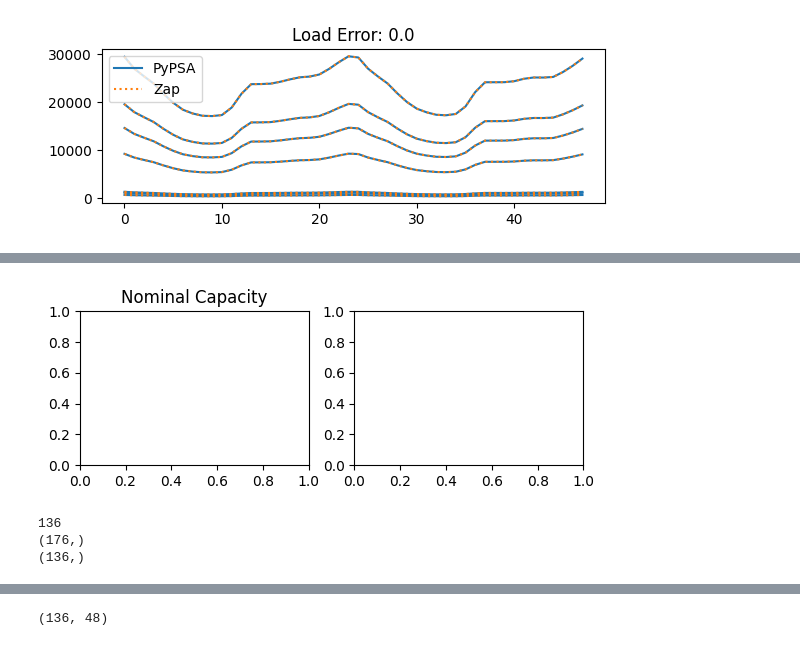
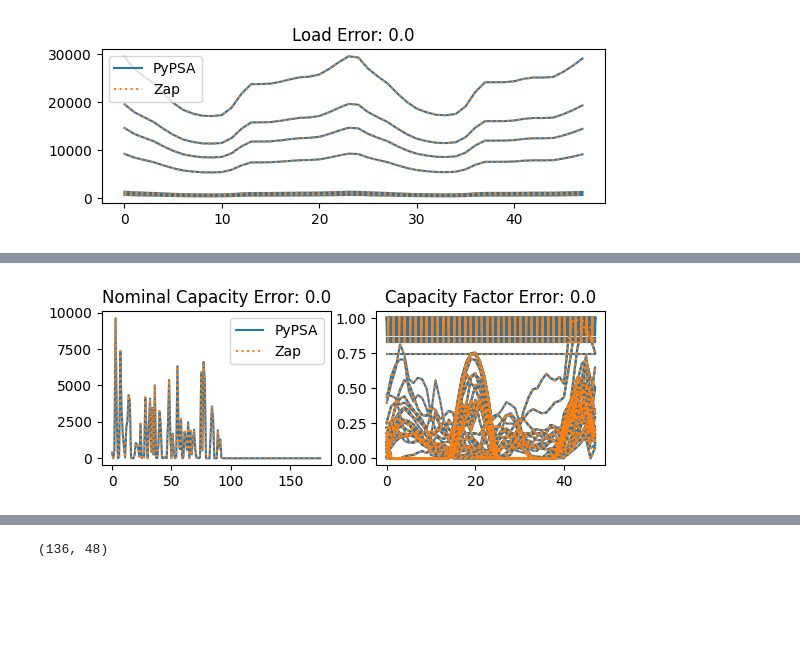
Before and after one commit to degleris1/zap, a Jupyter notebook: docs/source/pypsa_example.ipynb, the cells around one changed output, grey strips where cells are left out. Drawn from its saved outputs; the diff is of its cells as text; code cells hidden in the pictures; blank space fills up the shorter version.

```diff
--- a/docs/source/pypsa_example.ipynb
+++ b/docs/source/pypsa_example.ipynb
@@ -29,5 +27,5 @@ snapshot_year = pn.snapshots.get_level_values(0).unique()[0]
 # %%
-net, devices = zap.importers.load_pypsa_network(pn, verbose=True, use_active_only=False)
+net, devices = zap.importers.load_pypsa_network(pn, verbose=True, use_active_only=False, susceptance_unit=1.0)
 # %% [output]
 INFO:zap.importers.pypsa:Importing Generator with 176 devices.
 INFO:zap.importers.pypsa:Importing Load with 7 devices.
@@ -70,28 +51,26 @@ pn.generators
 # %%
 # Plot generator nominal capacities and capacity factors
 gen_device = [d for d in devices if isinstance(d, zap.Generator)][0]
 num_gens = gen_device.num_devices
 
-active_pypsa_gens = net.df(asset_type).index
-
-pypsa_capacity_factor = pn.generators_t.p_max_pu.values
-pypsa_nominal_capacities = pn.generators.p_nom.loc[active_generator_mask]
+pypsa_capacity_factor = pn.get_switchable_as_dense("Generator", "p_max_pu").values
+pypsa_nominal_capacities = pn.generators.p_nom.values
 zap_capacity_factors = gen_device.max_power.T
 zap_nominal_capacities = gen_device.nominal_capacity.reshape(-1)
 
 fig, axes = plt.subplots(1, 2, figsize=(6.5, 2))
 
 ax = axes[0]
-ax.set_title("Nominal Capacity")
-# ax.bar(range(num_gens), pypsa_nominal_capacities)
+ax.set_title(f"Nominal Capacity Error: {np.sum(np.abs(pypsa_nominal_capacities - zap_nominal_capacities))}")
+ax.plot(pypsa_nominal_capacities, label="PyPSA")
+ax.plot(zap_nominal_capacities, ls=":", label="Zap")
+ax.legend()
+
+ax = axes[1]
+ax.set_title(f"Capacity Factor Error: {np.sum(np.abs(pypsa_capacity_factor - zap_capacity_factors))}")
+ax.plot(pypsa_capacity_factor, c="C0")
+ax.plot(zap_capacity_factors, ls=":", c="C1")
 
 plt.show()
-
-print(num_gens)
-print(pypsa_nominal_capacities.shape)
-print(zap_nominal_capacities.shape)
 # %% [output]
-[figure, old version]
+[figure, new version]
-136
-(176,)
-(136,)
```
Also changed, not shown: parts of 8 cells of this notebook.
